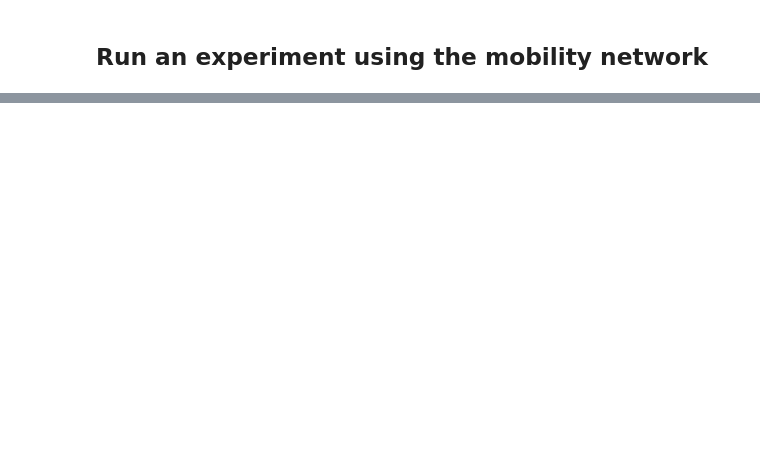
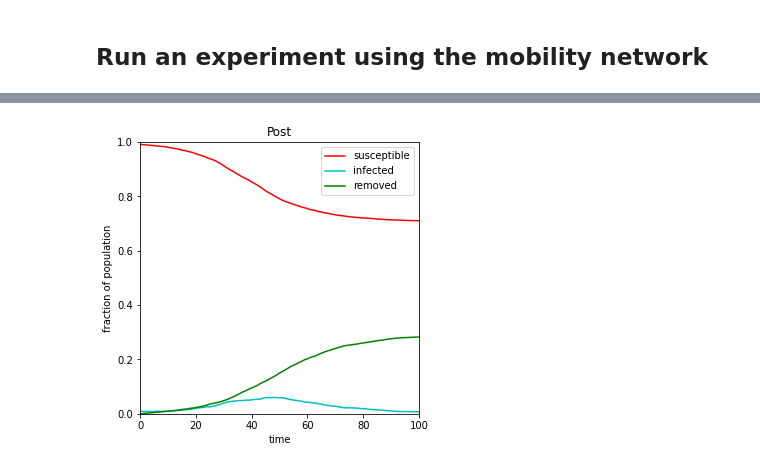
Before and after one commit to leo-pfeiffer/epi-sim, a Jupyter notebook: experiments/experiment.ipynb, the cells around one changed output, grey strips where cells are left out. Cells and saved outputs as stored; diff of their text form; code cells hidden in the pictures; blank space fills up the shorter version.

```diff
--- a/experiments/experiment.ipynb
+++ b/experiments/experiment.ipynb
@@ -79,0 +70,30 @@ print(k_mean, k_var, T)
+# %%
+params = dict()
+
+# params[MNGeneratorFromFile.PATH] = f'{GRAPHS}post_N_10000.graphml'
+# use an ER network as the substrate
+# params[ERNetwork.N] = N = 10000
+# params[ERNetwork.KMEAN] = k_mean = 100
+
+T = 100
+
+# set the parameters the same as above
+params[SIR.P_REMOVE] = 0.1
+params[SIR.P_INFECT] = 0.03
+params[SIR.P_INFECTED] = 0.01
+
+params[Monitor.DELTA] = T / 100
+# %%
+g = read_graphml(f'{GRAPHS}pre_N_10000_E_2_C_40.graphml')
+e = StochasticDynamics(MonitoredSIR(), g=g)
+compartments = {
+    SIR.SUSCEPTIBLE: 'susceptible',
+    SIR.INFECTED: 'infected',
+    SIR.REMOVED: 'removed'
+}
+
+er = ExperimentRunner(e)
+er.run(params, T=T)
+er.plot('Post', compartments)
+# %% [output]
+[figure, added]
```
Also changed, not shown: parts of 6 cells of this notebook, 3 other files.
